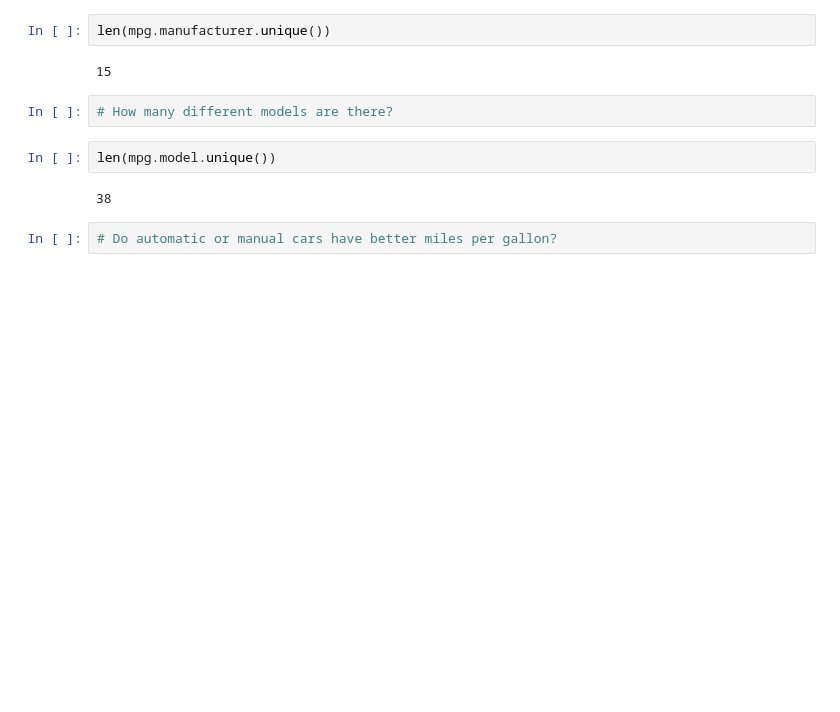
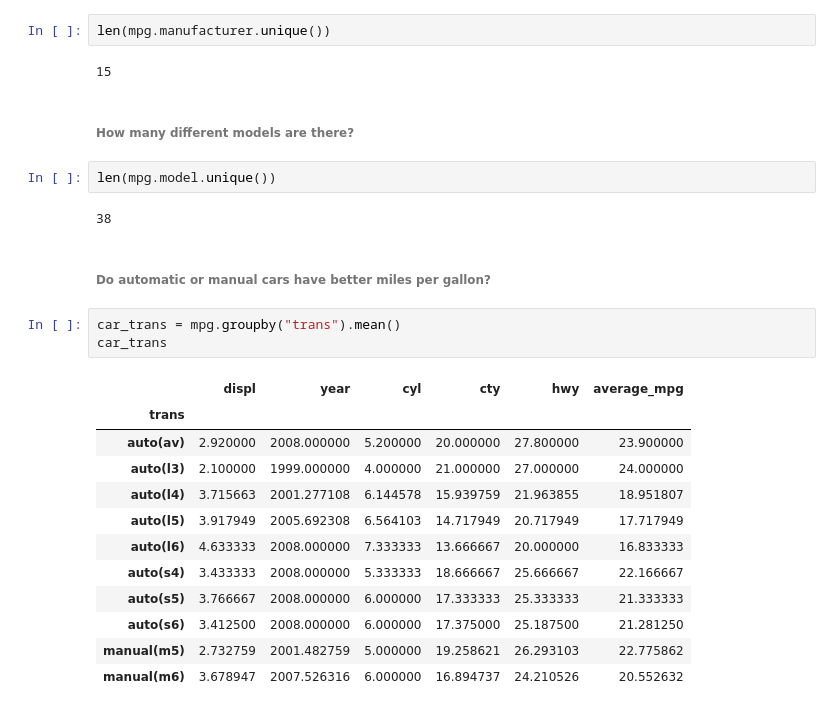
Before and after one commit to misty-garcia/python-exercises, a Jupyter notebook: panda_exercises.ipynb, the cells around one changed output. Drawn from its saved outputs; the diff is of its cells as text; blank space fills up the shorter version.

```diff
--- a/panda_exercises.ipynb
+++ b/panda_exercises.ipynb
@@ -81,11 +80,27 @@ Name: average_mpg, dtype: float64
 len(mpg.manufacturer.unique())
 # %% [output]
 15
-# %%
-# How many different models are there?
+# %% [markdown]
+###### How many different models are there?
 # %%
 len(mpg.model.unique())
 # %% [output]
 38
-# %%
-# Do automatic or manual cars have better miles per gallon?
+# %% [markdown]
+###### Do automatic or manual cars have better miles per gallon?
+# %%
+car_trans = mpg.groupby("trans").mean()
+car_trans
+# %% [output]
+|  | displ | year | cyl | cty | hwy | average_mpg |
+| trans |  |  |  |  |  |  |
+| auto(av) | 2.920000 | 2008.000000 | 5.200000 | 20.000000 | 27.800000 | 23.900000 |
+| auto(l3) | 2.100000 | 1999.000000 | 4.000000 | 21.000000 | 27.000000 | 24.000000 |
+| auto(l4) | 3.715663 | 2001.277108 | 6.144578 | 15.939759 | 21.963855 | 18.951807 |
+| auto(l5) | 3.917949 | 2005.692308 | 6.564103 | 14.717949 | 20.717949 | 17.717949 |
+| auto(l6) | 4.633333 | 2008.000000 | 7.333333 | 13.666667 | 20.000000 | 16.833333 |
+| auto(s4) | 3.433333 | 2008.000000 | 5.333333 | 18.666667 | 25.666667 | 22.166667 |
+| auto(s5) | 3.766667 | 2008.000000 | 6.000000 | 17.333333 | 25.333333 | 21.333333 |
+| auto(s6) | 3.412500 | 2008.000000 | 6.000000 | 17.375000 | 25.187500 | 21.281250 |
+| manual(m5) | 2.732759 | 2001.482759 | 5.000000 | 19.258621 | 26.293103 | 22.775862 |
+| manual(m6) | 3.678947 | 2007.526316 | 6.000000 | 16.894737 | 24.210526 | 20.552632 |
```
Also changed, not shown: parts of 38 cells of this notebook.
